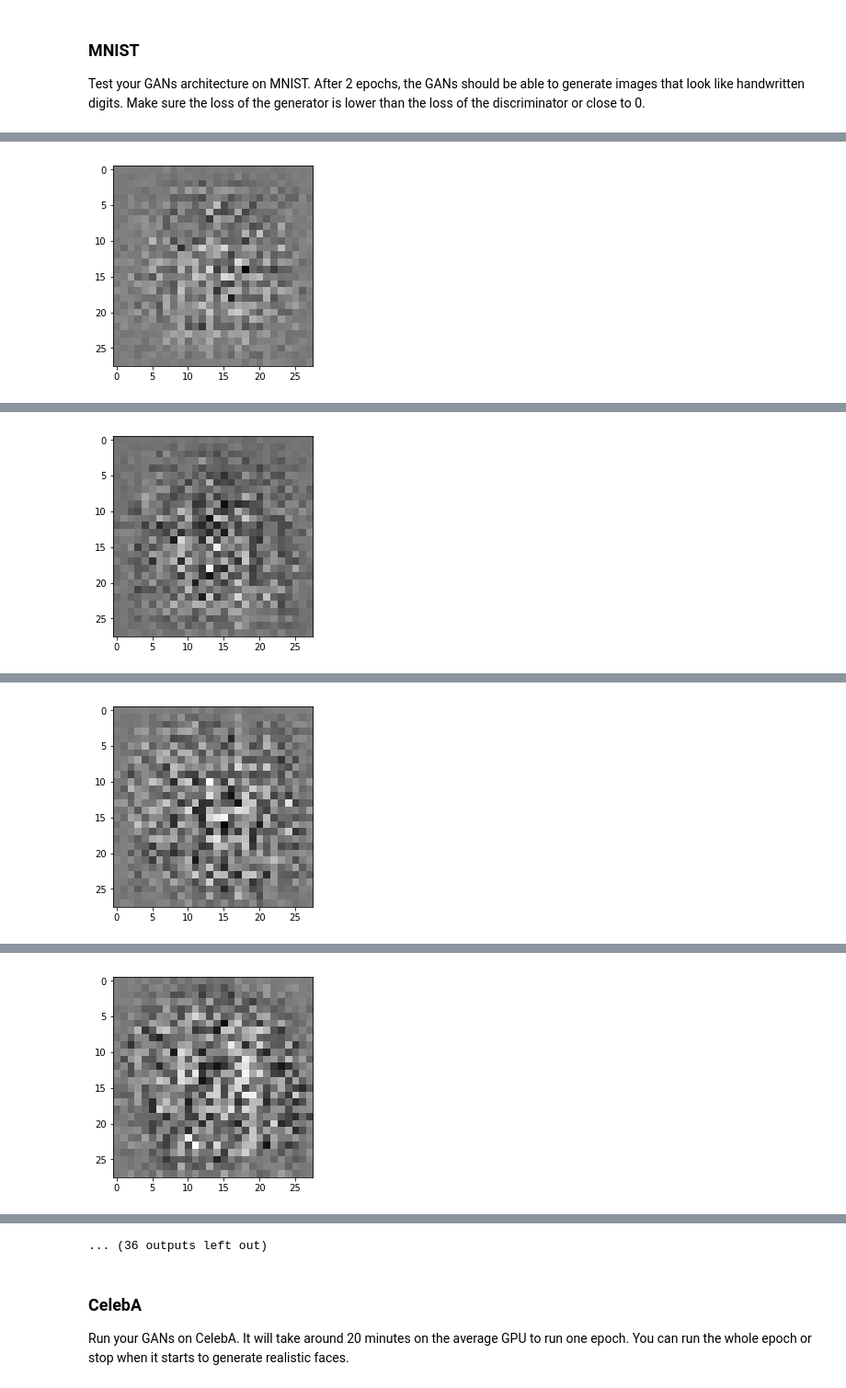
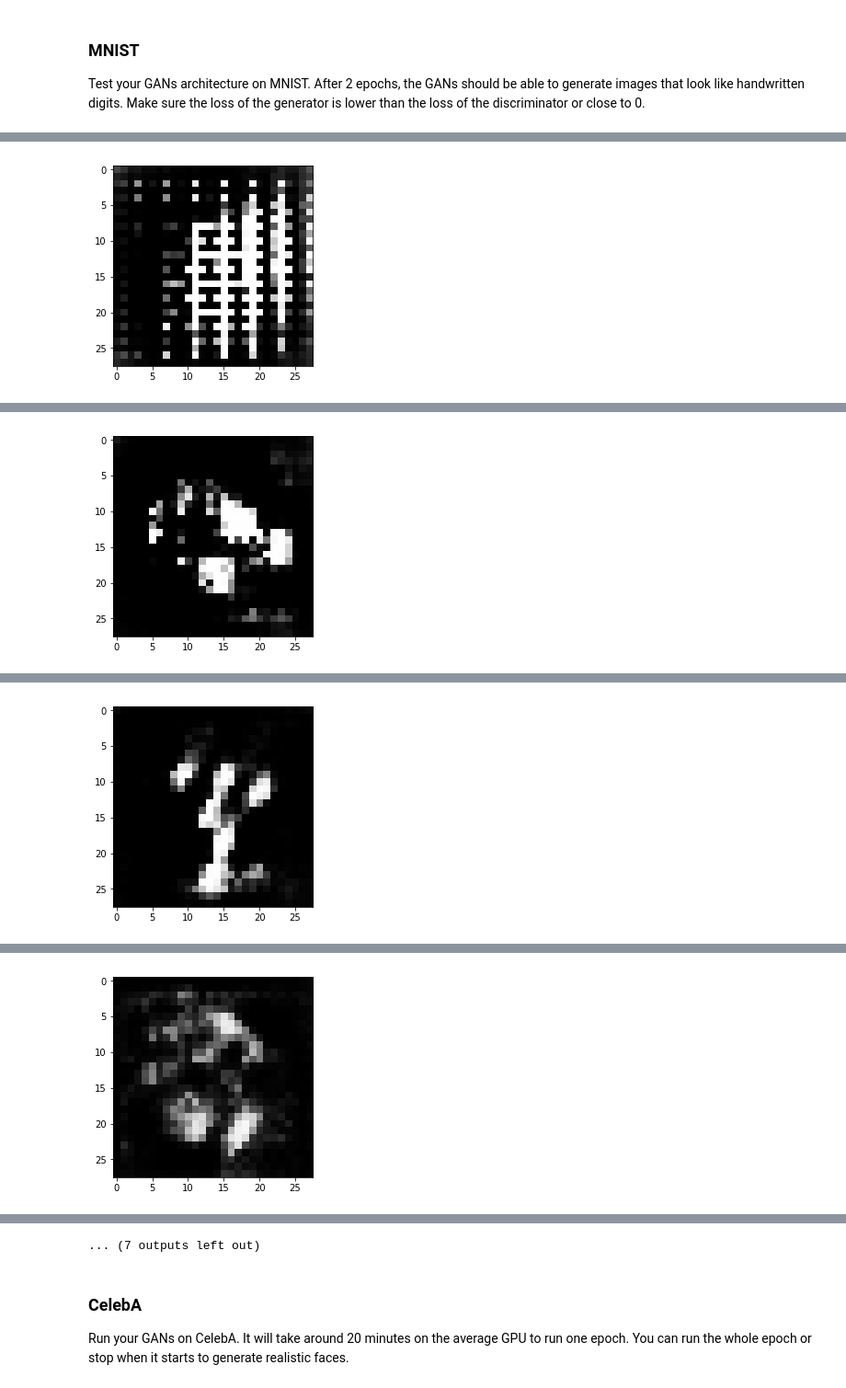
Before and after one commit to RamuIMC/deep_learning_face_recognition, a Jupyter notebook: dlnd_face_generation.ipynb, the cells around one changed output, grey strips where cells are left out. Shown at 92% size. Drawn from its saved outputs; the diff is of its cells as text; code cells hidden in the pictures.

```diff
--- a/dlnd_face_generation.ipynb
+++ b/dlnd_face_generation.ipynb
@@ -373,10 +373,12 @@ def train(epoch_count, batch_size, z_dim, learning_rate, beta1, get_batches, dat
         for epoch_i in range(epoch_count):
             for batch_images in get_batches(batch_size):
                 steps += 1
+                batch_images *= 2
                 # TODO: Train Model
                 batch_z = np.random.uniform(-1, 1, size=(batch_size, z_dim))
                 # Run optimizers
                 _ = sess.run(d_opt, feed_dict={input_real: batch_images, input_z: batch_z,lr:learning_rate})
+                _ = sess.run(g_opt, feed_dict={input_z: batch_z, input_real: batch_images,lr:learning_rate})
                 _ = sess.run(g_opt, feed_dict={input_z: batch_z, input_real: batch_images,lr:learning_rate})
                 if steps % print_every == 0:
                     # At the end of each epoch, get the losses and print them out
@@ -397,10 +399,10 @@ def train(epoch_count, batch_size, z_dim, learning_rate, beta1, get_batches, dat
 ### MNIST
 Test your GANs architecture on MNIST.  After 2 epochs, the GANs should be able to generate images that look like handwritten digits.  Make sure the loss of the generator is lower than the loss of the discriminator or close to 0.
 # %%
-batch_size = 50
+batch_size = 128
 z_dim = 100
-learning_rate = 0.000001
-beta1 = 0.1
+learning_rate = 0.0002
+beta1 = 0.5
 
 
 """
@@ -430 +432 @@ Epoch 1/2... Discriminator Loss: 1.9683... Generator Loss: 0.3201
-[figure, old version]
+[figure, new version]
@@ -441 +443 @@ Epoch 1/2... Discriminator Loss: 1.5481... Generator Loss: 0.3967
-[figure, old version]
+[figure, new version]
@@ -452 +454 @@ Epoch 1/2... Discriminator Loss: 1.1822... Generator Loss: 0.6115
-[figure, old version]
+[figure, new version]
@@ -463 +465 @@ Epoch 1/2... Discriminator Loss: 1.0587... Generator Loss: 0.6636
-[figure, old version]
+[figure, new version]
@@ -486,4 +488,4 @@ Epoch 1/2... Discriminator Loss: 0.7198... Generator Loss: 0.9970
-... (36 outputs left out)
+... (7 outputs left out)
 # %% [markdown]
 ### CelebA
 Run your GANs on CelebA.  It will take around 20 minutes on the average GPU to run one epoch.  You can run the whole epoch or stop when it starts to generate realistic faces.
```
Also changed, not shown: parts of 2 cells of this notebook, 1 other file.
